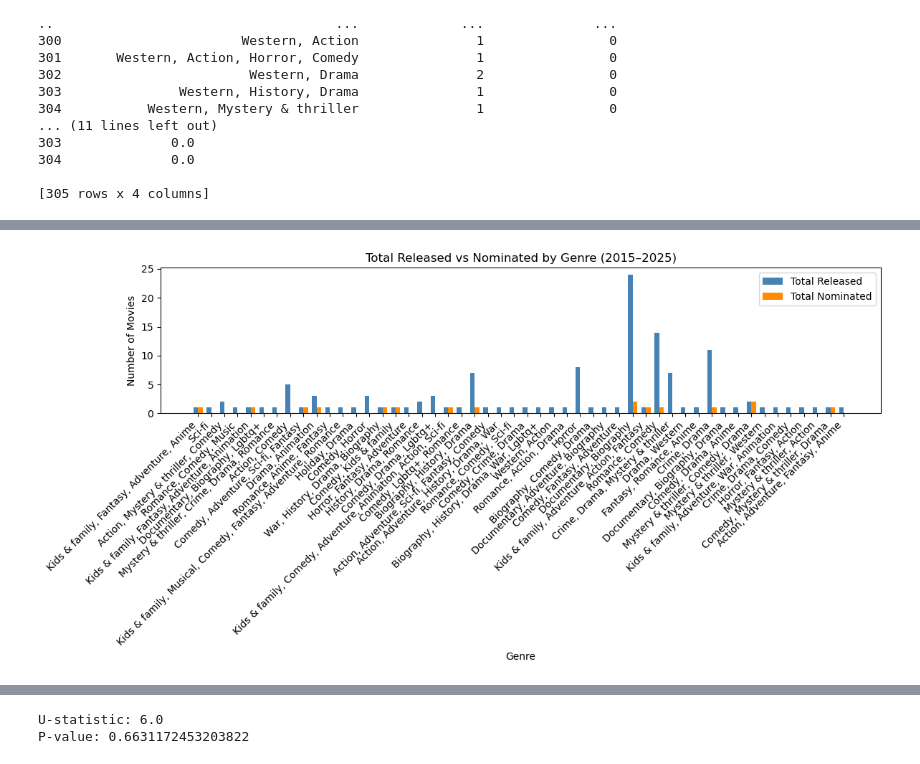
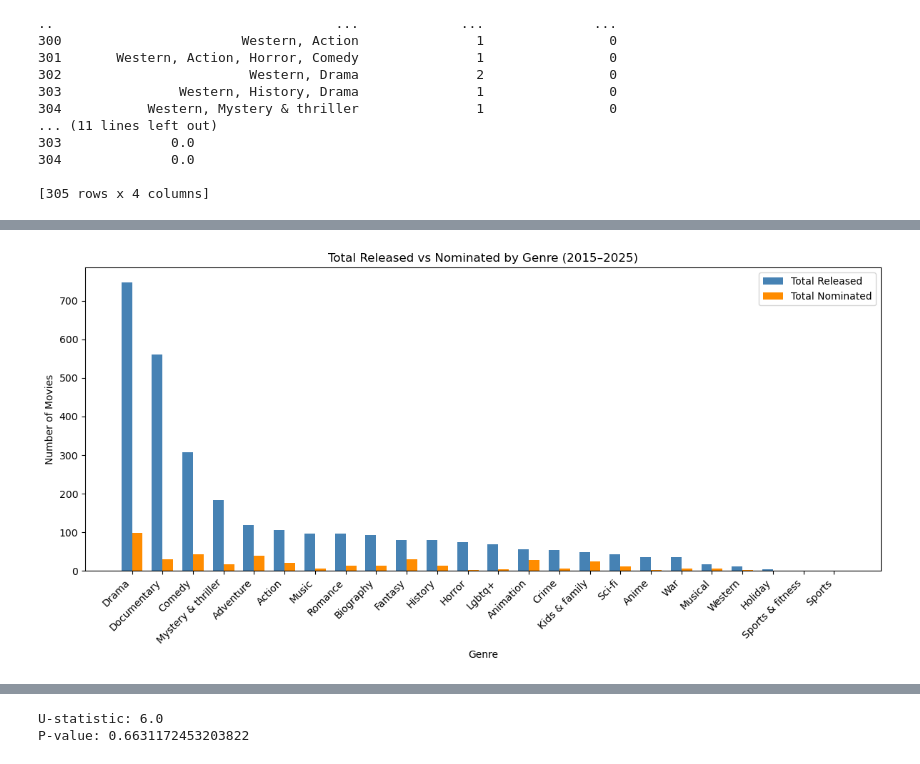
Before and after one commit to maggie63/cpsc368_group19, a Jupyter notebook: phase-3.ipynb, the cells around one changed output, grey strips where cells are left out. Drawn from its saved outputs; the diff is of its cells as text; code cells hidden in the pictures.

```diff
--- a/phase-3.ipynb
+++ b/phase-3.ipynb
@@ -94,15 +94,19 @@ print(genre_df)
 
 [305 rows x 4 columns]
 # %%
-# Bar chart: Nomination rate by genre (random sample of 50) - Query 2
-sample15 = genre_df.sample(n=50)
+# Bar chart: Nomination rate by genre - Query 2
 
-plt.figure(figsize=(14, 6))
-plt.bar(sample15['Genre'], sample15['Nomination_Rate'], color='steelblue')
-plt.xticks(rotation=40, ha='right', fontsize=9)
-plt.xlabel('Genre')
-plt.ylabel('Nomination Rate (%)')
-plt.title('Oscar Nomination Rate by Genre (2015–2025)')
+genre_df['Genre'] = genre_df['Genre'].str.split(',')
+genre_df = genre_df.explode('Genre')
+genre_df['Genre'] = genre_df['Genre'].str.strip()
+
+genre_avg = genre_df.groupby('Genre')['Nomination_Rate'].mean().sort_values(ascending=False)
+
+plt.figure(figsize=(12,6))
+genre_avg.plot(kind='bar')
+plt.xticks(rotation=45)
+plt.ylabel('Average Nomination Rate (%)')
+plt.title('Average Oscar Nomination Rate by Genre (2015–2025)')
 plt.tight_layout()
 plt.show()
 # %% [output]
@@ -110,19 +114,24 @@ plt.show()
 # %%
-# Grouped bar chart: Total released vs nominated (random sample of 50, changes every run) - Query 2
-sample15 = genre_df.sample(n=50)
+# Grouped bar chart: Total released vs nominated - Query 2
 
-x = np.arange(len(sample15['Genre']))
+genre_summary = (
+    genre_df.groupby('Genre', as_index=False)[['Total_Released', 'Total_Nominated']]
+    .sum()
+    .sort_values('Total_Released', ascending=False)
+)
+
+x = np.arange(len(genre_summary['Genre']))
 width = 0.35
 
 plt.figure(figsize=(12, 6))
-plt.bar(x - width/2, sample15['Total_Released'], width, label='Total Released', color='steelblue')
-plt.bar(x + width/2, sample15['Total_Nominated'], width, label='Total Nominated', color='darkorange')
-plt.xticks(x, sample15['Genre'], rotation=45, ha='right')
+plt.bar(x - width/2, genre_summary['Total_Released'], width, label='Total Released', color='steelblue')
+plt.bar(x + width/2, genre_summary['Total_Nominated'], width, label='Total Nominated', color='darkorange')
+plt.xticks(x, genre_summary['Genre'], rotation=45, ha='right')
 plt.xlabel('Genre')
 plt.ylabel('Number of Movies')
 plt.title('Total Released vs Nominated by Genre (2015–2025)')
 plt.legend()
 plt.tight_layout()
 plt.show()
 # %% [output]
-[figure, old version]
+[figure, new version]
```
Also changed, not shown: parts of 3 cells of this notebook.
